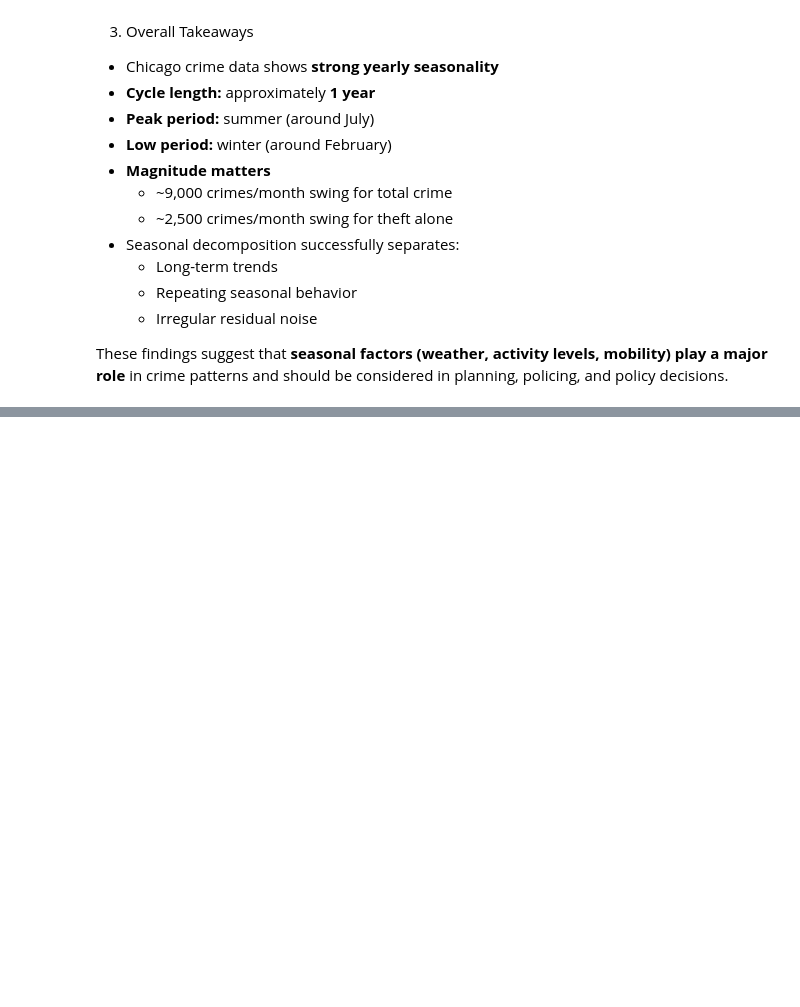
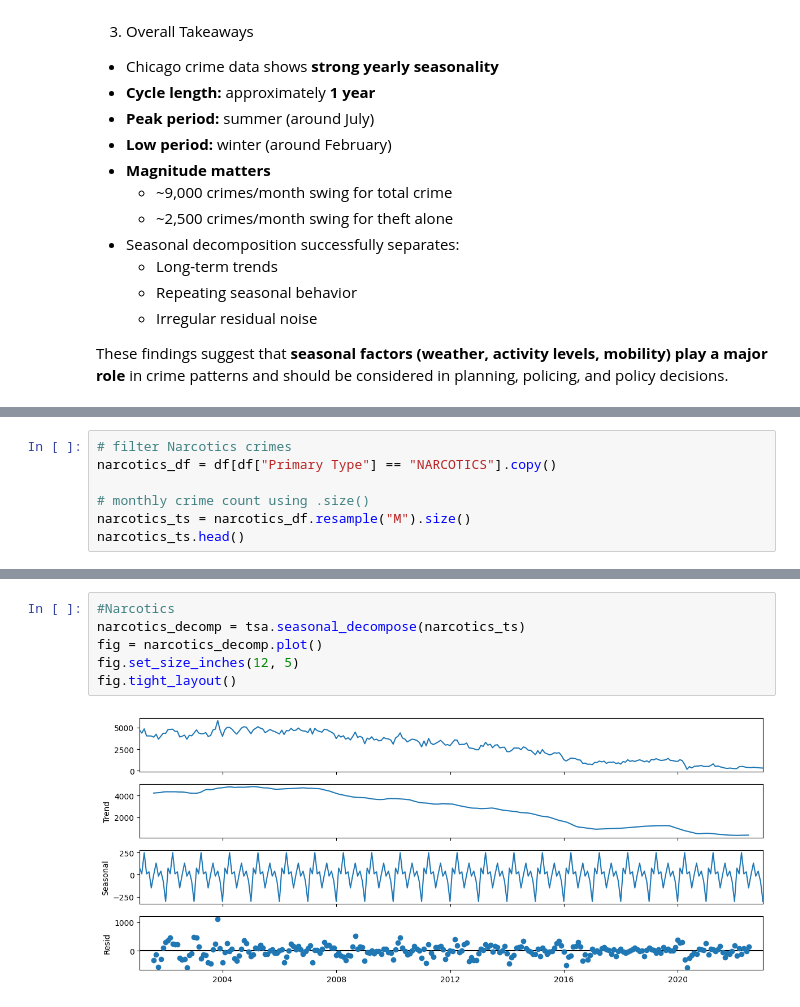
Before and after one commit to Taimaaaa/Chicago-Crime-Data, a Jupyter notebook: Chicago_Crime_Data.ipynb, the cells around one changed output, grey strips where cells are left out. Drawn from its saved outputs; the diff is of its cells as text; blank space fills up the shorter version.

```diff
--- a/Chicago_Crime_Data.ipynb
+++ b/Chicago_Crime_Data.ipynb
@@ -543,0 +934,7 @@ in crime patterns and should be considered in planning, policing, and policy dec
+# %%
+# filter Narcotics crimes
+narcotics_df = df[df["Primary Type"] == "NARCOTICS"].copy()
+
+# monthly crime count using .size()
+narcotics_ts = narcotics_df.resample("M").size()
+narcotics_ts.head()
@@ -543,0 +1001,8 @@ in crime patterns and should be considered in planning, policing, and policy dec
+# %%
+#Narcotics
+narcotics_decomp = tsa.seasonal_decompose(narcotics_ts)
+fig = narcotics_decomp.plot()
+fig.set_size_inches(12, 5)
+fig.tight_layout()
+# %% [output]
+[figure, added]
```
Also changed, not shown: parts of 96 cells of this notebook.
